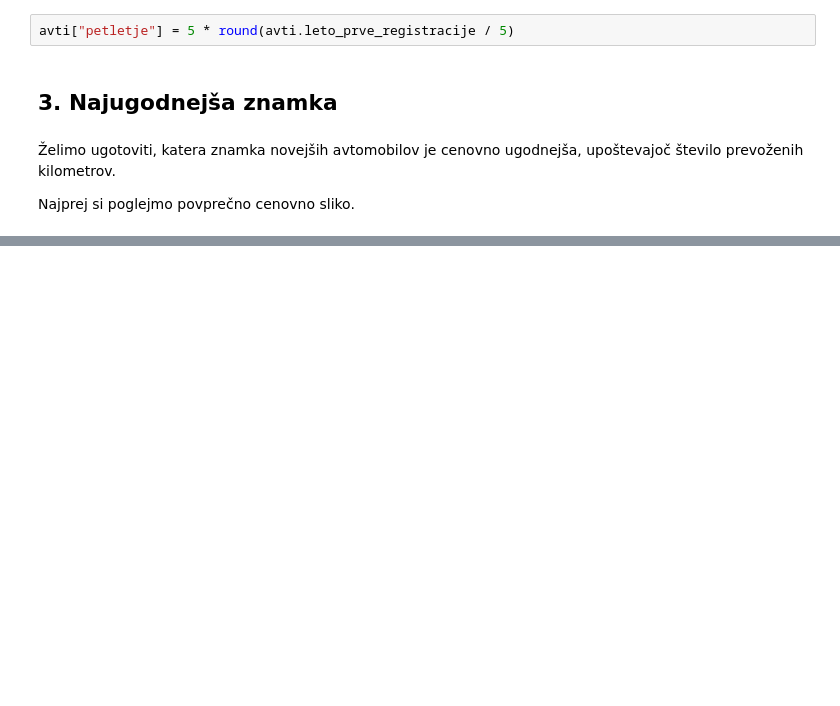
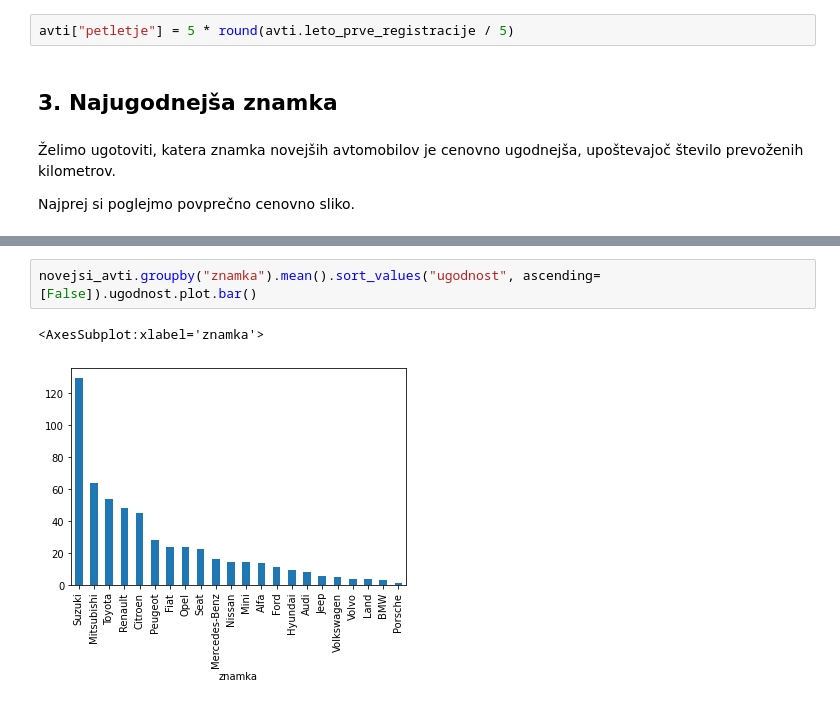
Before and after one commit to timotejstibilj/Avtomobili, a Jupyter notebook: Analiza rabljenih avtomobilov na avto.net.ipynb, the cells around one changed output, grey strips where cells are left out. Cells and saved outputs as stored; diff of their text form; blank space fills up the shorter version.

```diff
--- a/Analiza rabljenih avtomobilov na avto.net.ipynb
+++ b/Analiza rabljenih avtomobilov na avto.net.ipynb
@@ -183,0 +271,5 @@ Očitno je, da prevožena razdalja vpliva na ceno avtomobila, zato jo bomo upoš
+# %%
+novejsi_avti.groupby("znamka").mean().sort_values("ugodnost", ascending=[False]).ugodnost.plot.bar()
+# %% [output]
+<AxesSubplot:xlabel='znamka'>
+[figure, added]
```
Also changed, not shown: parts of 18 cells of this notebook.
